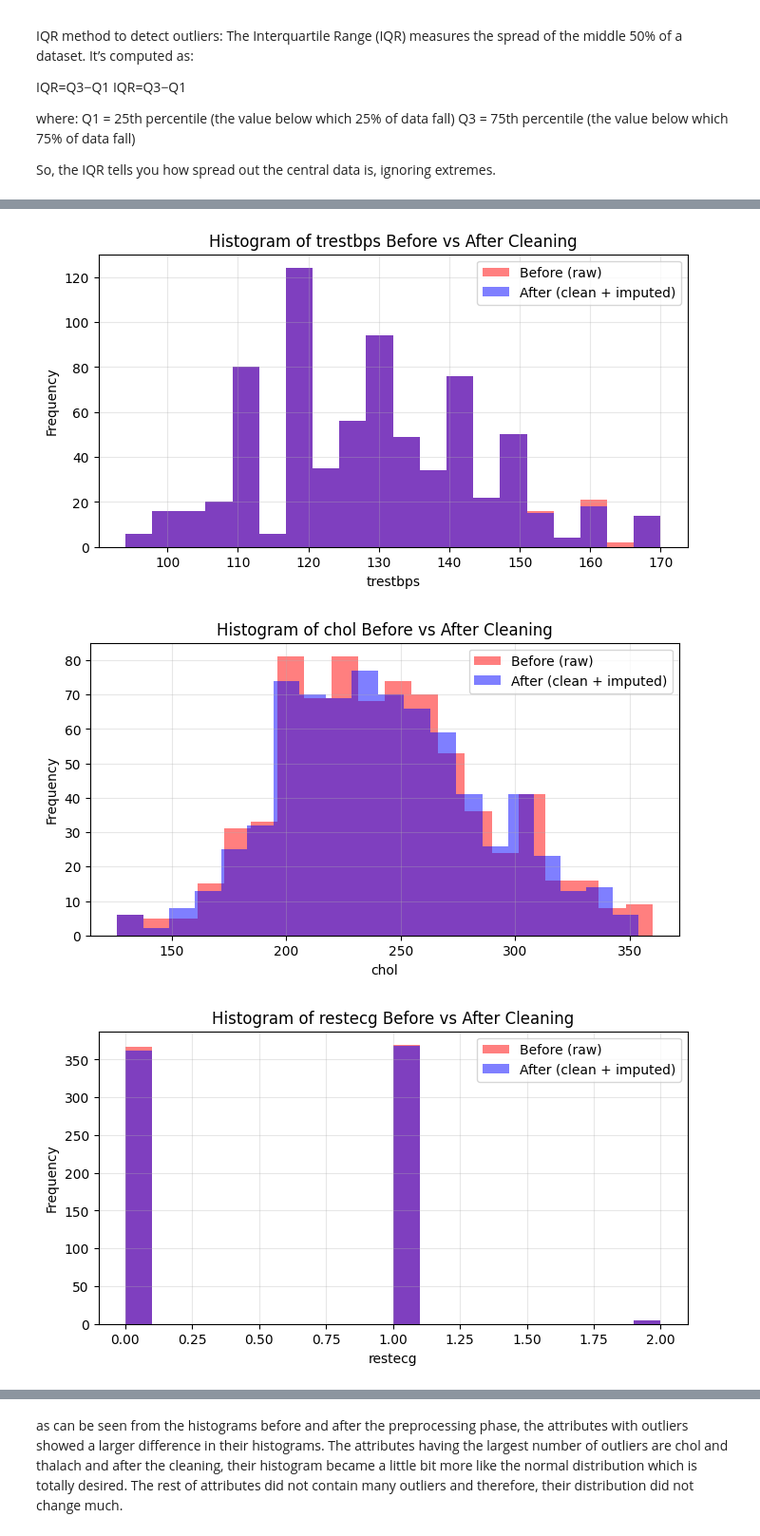
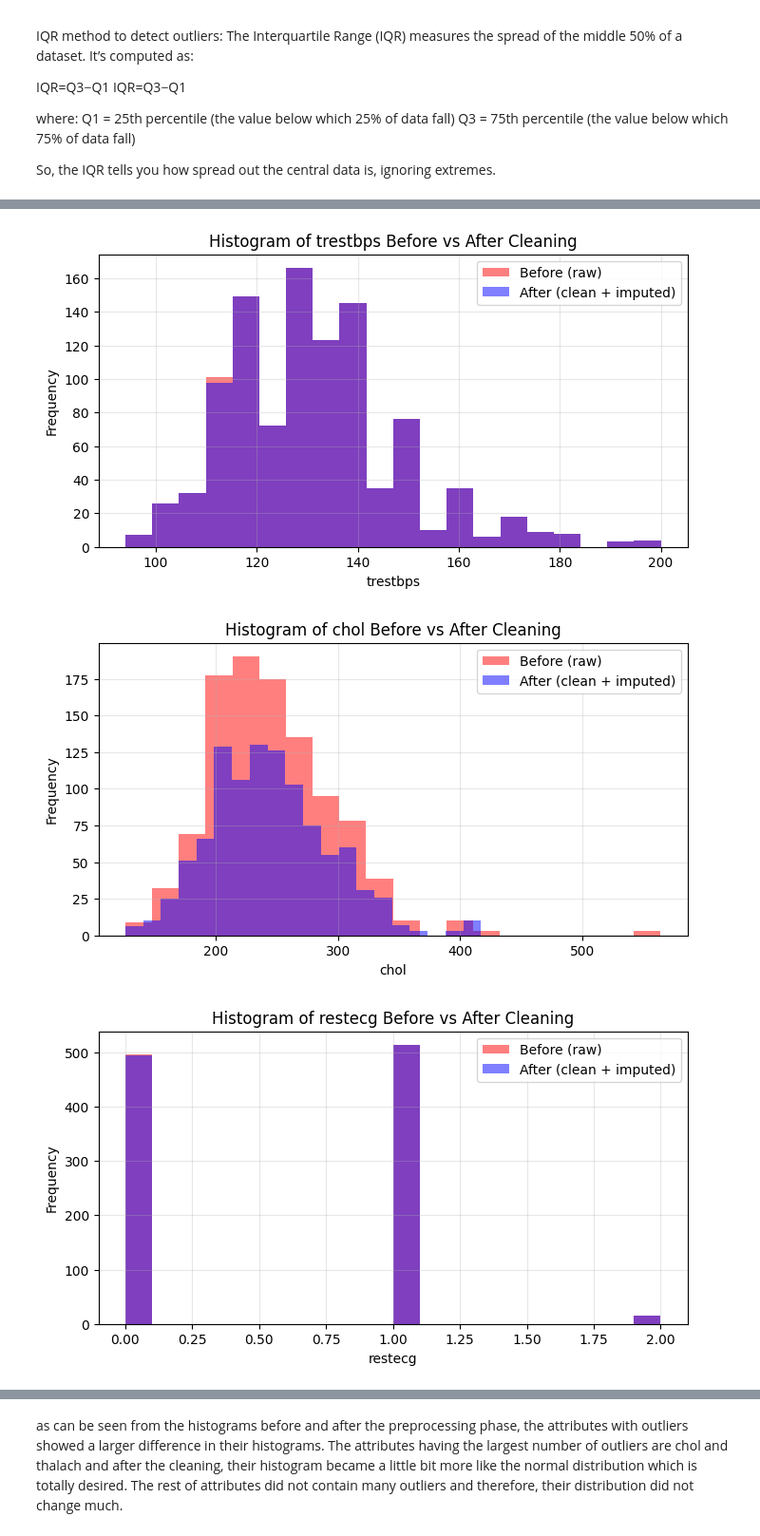
Before and after one commit to rose-giant/Data-Mining-Course-Projects, a Jupyter notebook: knn.ipynb, the cells around one changed output, grey strips where cells are left out. Shown at 95% size. Drawn from its saved outputs; the diff is of its cells as text; code cells hidden in the pictures.

```diff
--- a/knn.ipynb
+++ b/knn.ipynb
@@ -73,7 +70,6 @@ def knn_impute_weighted(df, k=3, epsilon=1e-5):
                 dist = np.sqrt(np.sum((row[mask] - other[mask]) ** 2))
                 distances.append((dist, j))
 
-            # sort and select k nearest
             distances.sort(key=lambda x: x[0])
             neighbors = distances[:k]
 
@@ -83,7 +79,6 @@ def knn_impute_weighted(df, k=3, epsilon=1e-5):
                     for dist, j in neighbors:
                         val = data[j, col]
                         if not np.isnan(val):
-                            # inverse distance as weight (closer => higher weight)
                             w = 1.0 / (dist + epsilon)
                             vals.append(val)
                             weights.append(w)
@@ -104,8 +99,8 @@ def remove_outliers_iqr(df, exclude_cols=[]):
         Q3 = df_clean[col].quantile(0.75)
         IQR = Q3 - Q1
 
-        lower_bound = Q1 - 1.5 * IQR
-        upper_bound = Q3 + 1.5 * IQR
+        lower_bound = Q1 - 3 * IQR
+        upper_bound = Q3 + 3 * IQR
 
         before = len(df_clean)
         df_clean = df_clean[(df_clean[col] >= lower_bound) & (df_clean[col] <= upper_bound)]
@@ -114,14 +109,26 @@ def remove_outliers_iqr(df, exclude_cols=[]):
         print(f"{col}: removed {before - after} outliers")
 
     return df_clean
+
+def fill_missing_values(df: pd.DataFrame) -> pd.DataFrame:
+    df_filled = df.copy()
+
+    for column in df_filled.columns:
+        if df_filled[column].dtype in [np.float64, np.int64]:
+            # numeric: mean
+            mean_value = df_filled[column].mean()
+            df_filled[column].fillna(mean_value, inplace=True)
+        else:
+            # categorical: mode
+            mode_value = df_filled[column].mode()
+            if not mode_value.empty:
+                df_filled[column].fillna(mode_value[0], inplace=True)
+
+    return df_filled
 # %%
-# df = remove_outliers_iqr(df, exclude_cols=['target', 'sex', 'fbs', 'exang'])
-# df_imputed = knn_impute_weighted(df, k=3)
-# print(df_imputed.isna().sum())
-# print(df_imputed)
 exclude_cols = ['target', 'sex', 'fbs', 'exang']
 df_clean = remove_outliers_iqr(df, exclude_cols=exclude_cols)
-df_imputed = knn_impute_weighted(df_clean, k=3)
+df_imputed = fill_missing_values(df_clean)
 
 print("Missing values after imputation:")
 print(df_imputed.isna().sum())
@@ -161,3 +174,3 @@ dtype: int64
-[figure, old version]
+[figure, new version]
-[figure, old version]
+[figure, new version]
-[figure, old version]
+[figure, new version]
```
Also changed, not shown: parts of 16 cells of this notebook.
